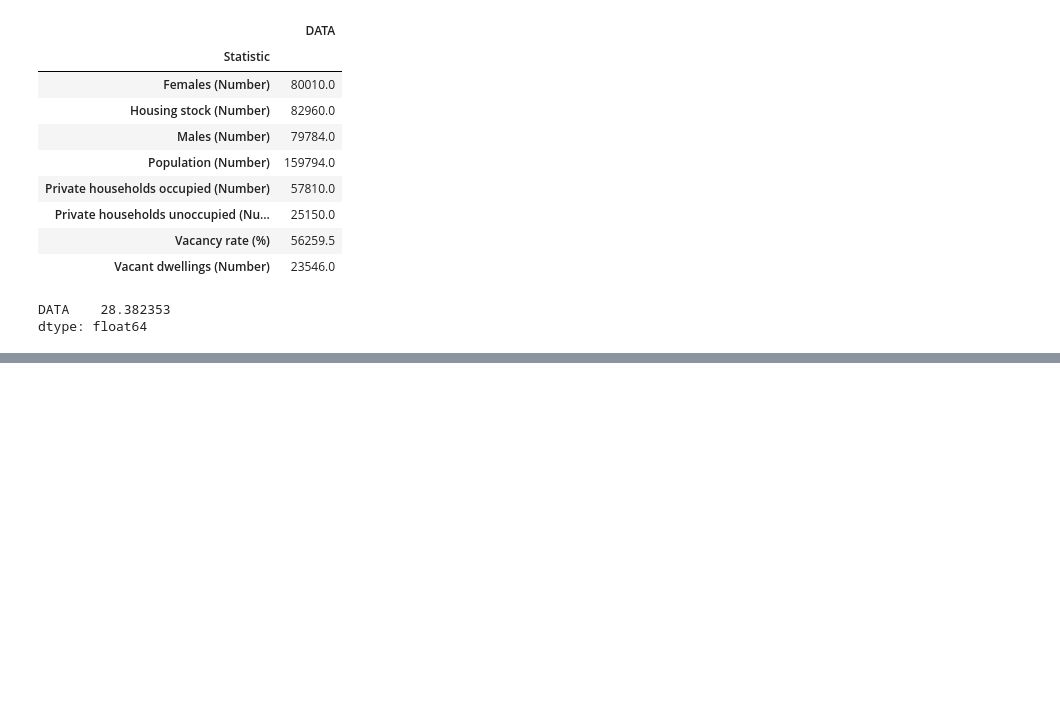
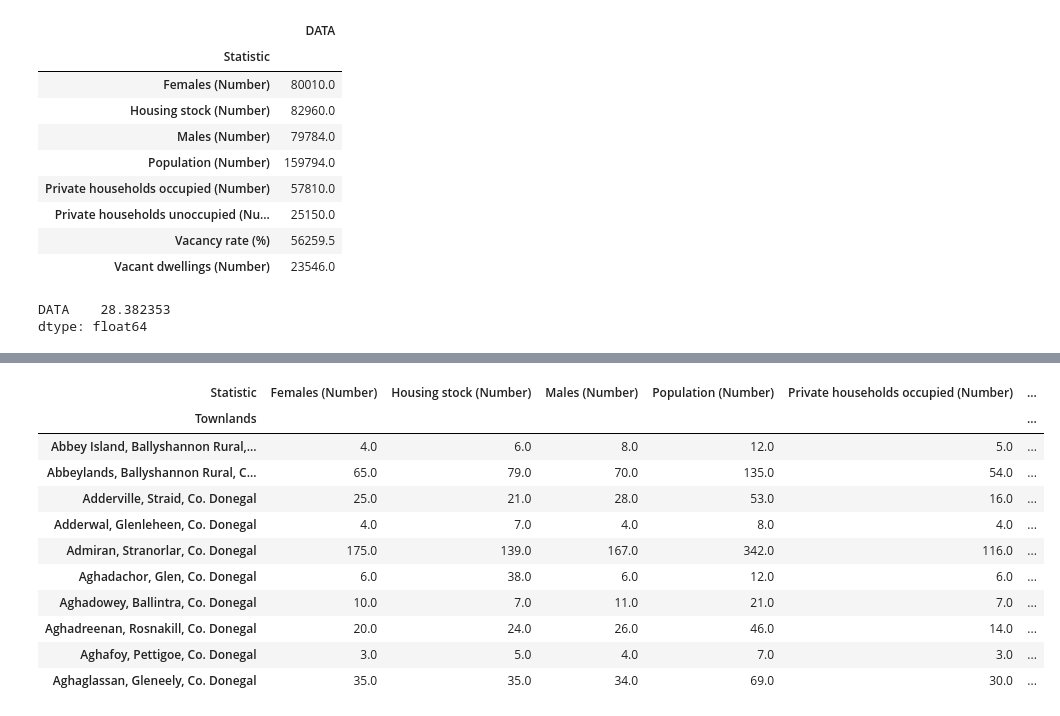
Before and after one commit to declanbarr/donegal-population, a Jupyter notebook: donegalPopulation.ipynb, the cells around one changed output, grey strips where cells are left out. Drawn from its saved outputs; the diff is of its cells as text; code cells hidden in the pictures; blank space fills up the shorter version.

```diff
--- a/donegalPopulation.ipynb
+++ b/donegalPopulation.ipynb
@@ -153,0 +149,17 @@ Derries, Glenties, Co. Donegal
+# %%
+dfPivot["Average occupants (Number)"] = dfPivot["Population (Number)"]/dfPivot["Private households occupied (Number)"]
+
+dfPivot.head(10)
+# %% [output]
+| Statistic | Females (Number) | Housing stock (Number) | Males (Number) | Population (Number) | Private households occupied (Number) | ... |
+| Townlands |  |  |  |  |  | ... |
+| Abbey Island, Ballyshannon Rural,... | 4.0 | 6.0 | 8.0 | 12.0 | 5.0 | ... |
+| Abbeylands, Ballyshannon Rural, C... | 65.0 | 79.0 | 70.0 | 135.0 | 54.0 | ... |
+| Adderville, Straid, Co. Donegal | 25.0 | 21.0 | 28.0 | 53.0 | 16.0 | ... |
+| Adderwal, Glenleheen, Co. Donegal | 4.0 | 7.0 | 4.0 | 8.0 | 4.0 | ... |
+| Admiran, Stranorlar, Co. Donegal | 175.0 | 139.0 | 167.0 | 342.0 | 116.0 | ... |
+| Aghadachor, Glen, Co. Donegal | 6.0 | 38.0 | 6.0 | 12.0 | 6.0 | ... |
+| Aghadowey, Ballintra, Co. Donegal | 10.0 | 7.0 | 11.0 | 21.0 | 7.0 | ... |
+| Aghadreenan, Rosnakill, Co. Donegal | 20.0 | 24.0 | 26.0 | 46.0 | 14.0 | ... |
+| Aghafoy, Pettigoe, Co. Donegal | 3.0 | 5.0 | 4.0 | 7.0 | 3.0 | ... |
+| Aghaglassan, Gleneely, Co. Donegal | 35.0 | 35.0 | 34.0 | 69.0 | 30.0 | ... |
```
Also changed, not shown: parts of 1 cell of this notebook.
